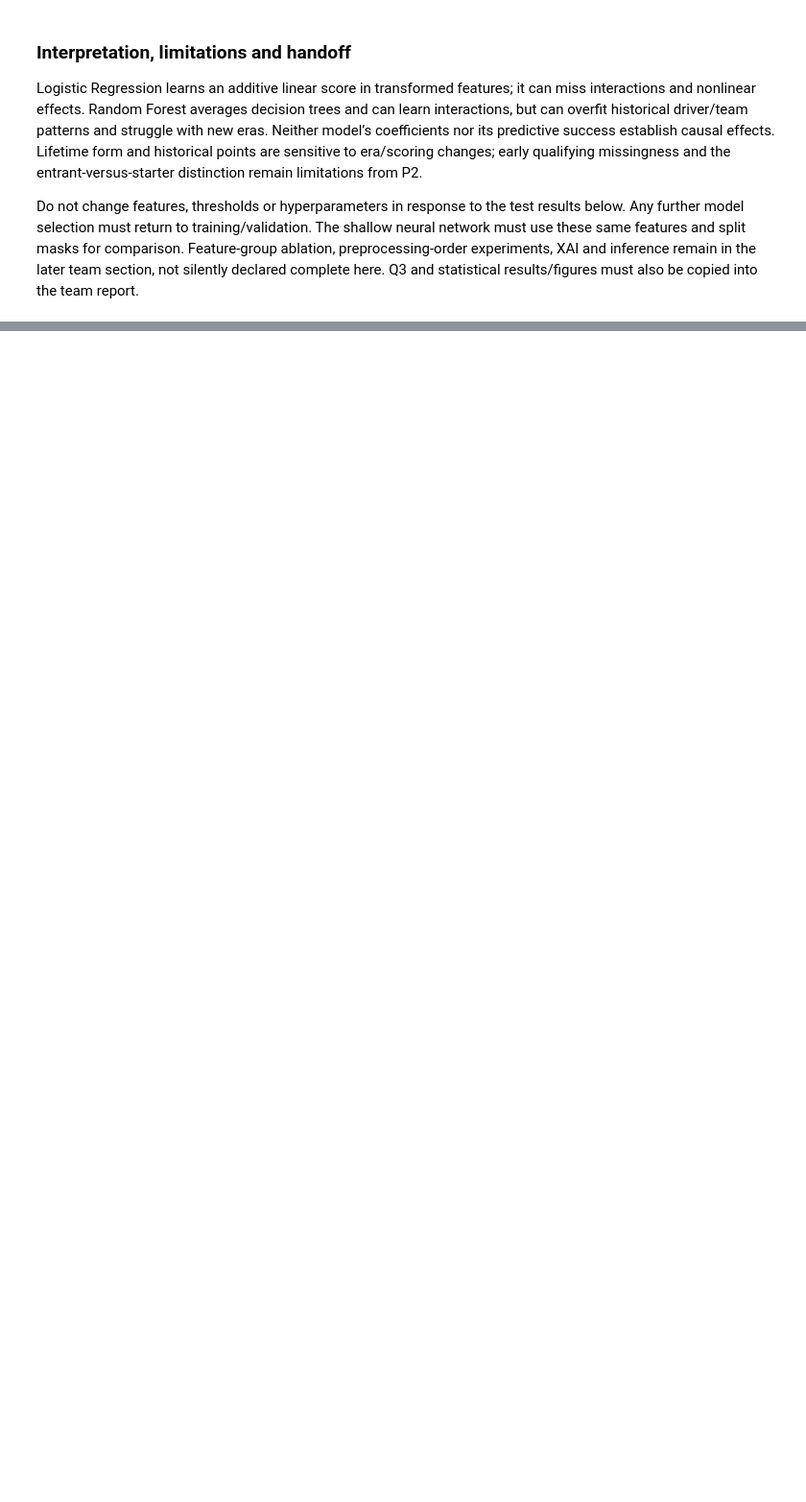
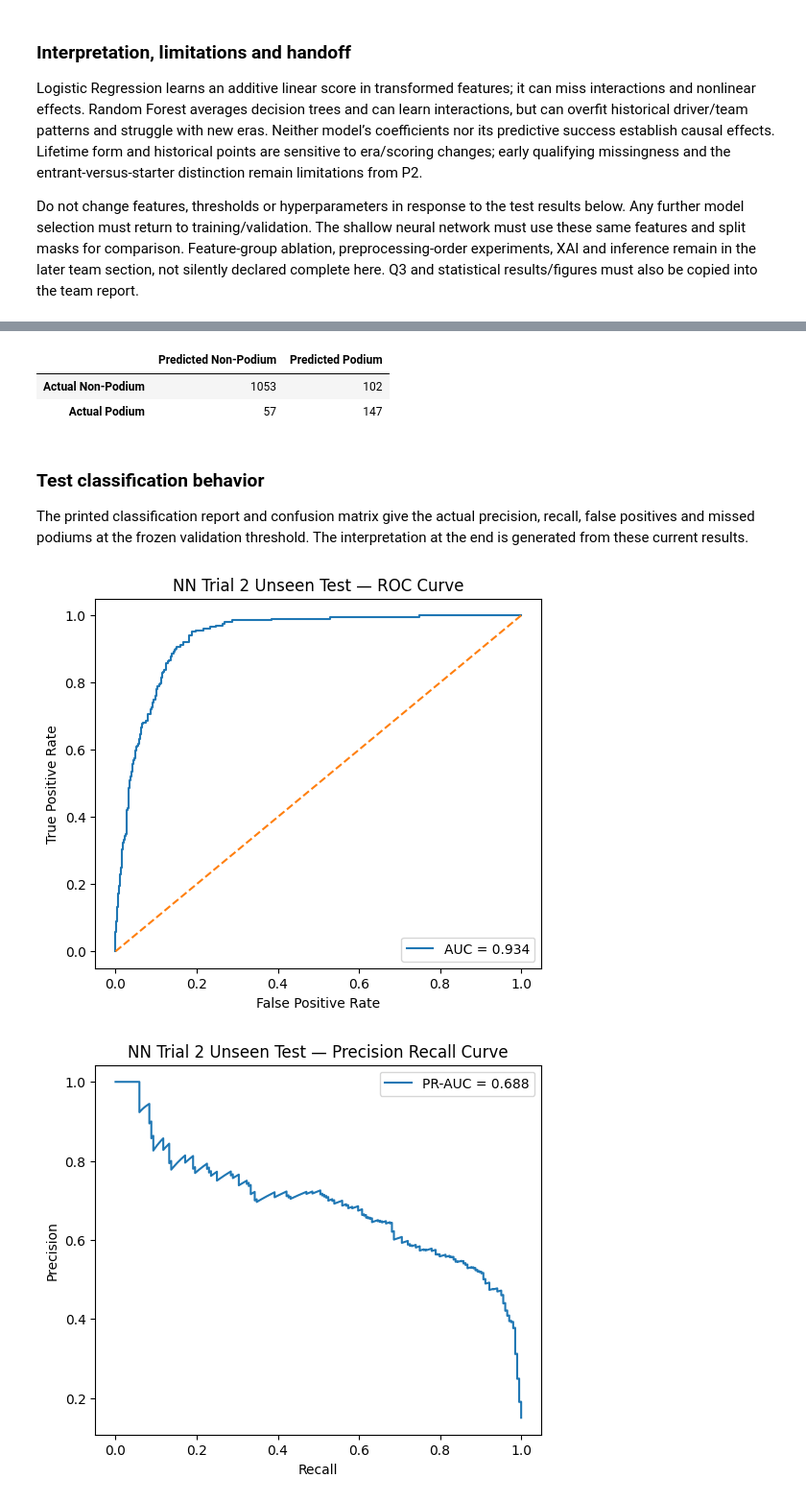
Before and after one commit to rawanelsragy/F1-Podium-Prediction, a Jupyter notebook: notebooks/part1completed.ipynb, the cells around one changed output, grey strips where cells are left out. Shown at 96% size. Drawn from its saved outputs; the diff is of its cells as text; code cells hidden in the pictures; blank space fills up the shorter version.

```diff
--- a/notebooks/part1completed.ipynb
+++ b/notebooks/part1completed.ipynb
@@ -2199,0 +3424,23 @@ Person 3 complete. P1/P2 inputs preserved; all exports: /workspace/scratch/966e1
+# %%
+test_prob = (
+    best_model
+    .predict(
+        X_test,
+        verbose=0
+    )
+    .ravel()
+)
+
+test_pred = (
+    test_prob
+    >= best_threshold
+).astype(int)
+
+
+print(
+    classification_report(
+        y_test,
+        test_pred,
+        digits=4
+    )
+)
@@ -2199,0 +3456,40 @@ Person 3 complete. P1/P2 inputs preserved; all exports: /workspace/scratch/966e1
+# %%
+cm = confusion_matrix(
+    y_test,
+    test_pred
+)
+
+cm_df = pd.DataFrame(
+    cm,
+
+    index=[
+        "Actual Non-Podium",
+        "Actual Podium"
+    ],
+
+    columns=[
+        "Predicted Non-Podium",
+        "Predicted Podium"
+    ]
+)
+
+display(
+    cm_df
+)
+# %% [output]
+|  | Predicted Non-Podium | Predicted Podium |
+| Actual Non-Podium | 1053 | 102 |
+| Actual Podium | 57 | 147 |
+# %% [markdown]
+### Test classification behavior
+
+The printed classification report and confusion matrix give the actual precision, recall, false positives and missed podiums at the frozen validation threshold. The interpretation at the end is generated from these current results.
+# %%
+plot_roc_pr(
+    y_test,
+    test_prob,
+    f"{best_label} Unseen Test"
+)
+# %% [output]
+[figure, added]
+[figure, added]
```
Also changed, not shown: parts of 87 cells of this notebook, 1 other file.
